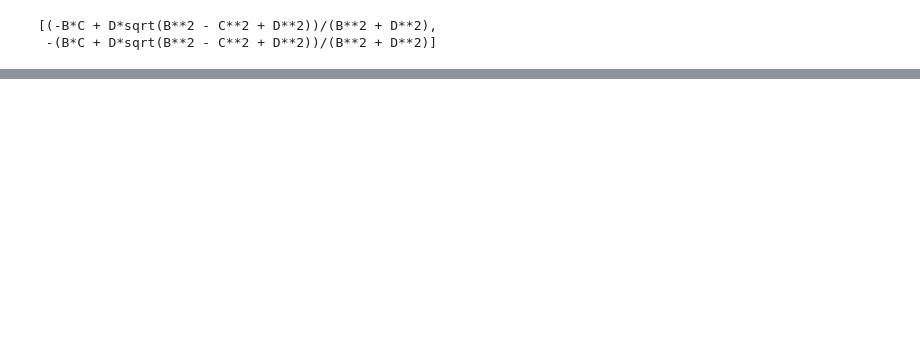
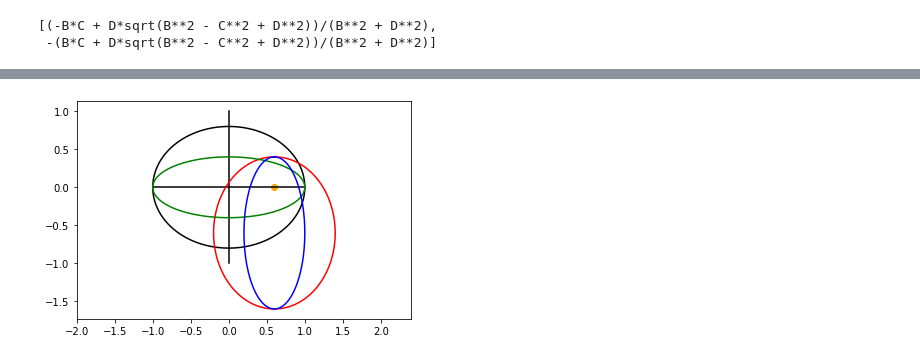
Before and after one commit to deanthedream/PrototypePlottingUtilsEXOSIMS, a Jupyter notebook: SolarSystemdMag/threeDellipseToTwoDellipse.ipynb, the cells around one changed output, grey strips where cells are left out. Cells and saved outputs as stored; diff of their text form; code cells hidden in the pictures; blank space fills up the shorter version.

Commit message:
commiting ellipse solution

```diff
--- a/SolarSystemdMag/threeDellipseToTwoDellipse.ipynb
+++ b/SolarSystemdMag/threeDellipseToTwoDellipse.ipynb
@@ -238,0 +240,27 @@ projectedEllipseCenter
+# %%
+nus = np.linspace(start=0.,stop=2.*np.pi,num=200)
+points0 = np.asarray([p_3DEllipse.subs(W,0).subs(w,0).subs(e,0.6).subs(a,1).subs(inc,0).subs(v,nus[i]) for i in np.arange(len(nus))]) #Points for Ellipse on XY plane
+Foci00 = C_3DFoci_to_origin.subs(W,0).subs(w,0).subs(e,0.6).subs(a,1).subs(inc,0)
+# %%
+points1 = np.asarray([p_3DEllipse.subs(W,np.pi/2).subs(w,0).subs(e,0.6).subs(a,1).subs(inc,0).subs(v,nus[i]) for i in np.arange(len(nus))]) #Inclined Ellipse
+# %%
+points2 = np.asarray([p_3DEllipse.subs(W,0).subs(w,0).subs(e,0.6).subs(a,1).subs(inc,np.pi/3).subs(v,nus[i]) for i in np.arange(len(nus))]) #Points for Ellipse on XY plane
+# %%
+points3 = np.asarray([p_3DEllipse.subs(W,np.pi/2).subs(w,0).subs(e,0.6).subs(a,1).subs(inc,np.pi/3).subs(v,nus[i]) for i in np.arange(len(nus))]) #Inclined Ellipse
+# %%
+fig1 = plt.figure(num=7)
+plt.plot(Foci00+points0[:,0],points0[:,1],color='black')#Plot ellipse fully on XY plane
+plt.plot([-1.,1.],[0,0],color='black')#plot X axis
+plt.plot([0,0],[-1,1],color='black')#plot Y axis
+plt.scatter([Foci00],[0],color='orange')#plot Foci
+
+#Inclined Ellipse
+plt.plot(Foci00+points1[:,0],points1[:,1],color='red')
+
+plt.plot(Foci00+points2[:,0],points2[:,1],color='green')
+plt.plot(Foci00+points3[:,0],points3[:,1],color='blue')
+
+fig1.gca().axis('equal')
+plt.show(block=False)
+# %% [output]
+[figure, added]
```
Also changed, not shown: parts of 51 cells of this notebook, 1 other file.
